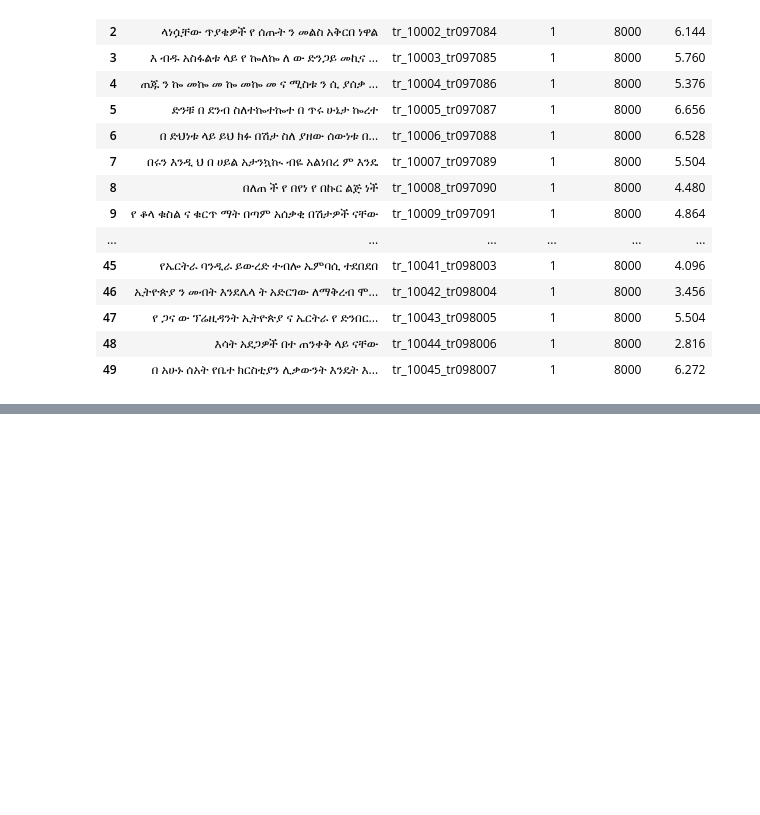
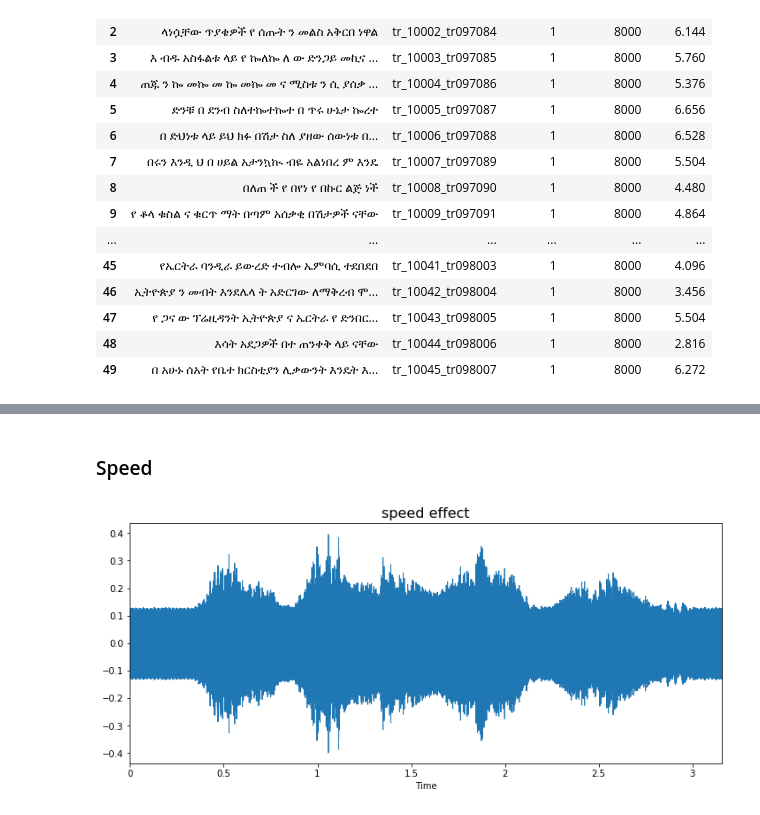
Before and after one commit to Amharic-STT/STT-engine, a Jupyter notebook: notebooks/AS2T.ipynb, the cells around one changed output, grey strips where cells are left out. Saved outputs shown, nothing was run; the diff lists cells and outputs as text; code cells hidden in the pictures; blank space fills up the shorter version.

```diff
--- a/notebooks/AS2T.ipynb
+++ b/notebooks/AS2T.ipynb
@@ -217,0 +284,12 @@ ipd.Audio(sample_audio[0], rate=rate)
+# %% [markdown]
+### Speed
+# %%
+speed_man = change_speed(sample_audio,  1.5)
+
+plt.figure(figsize=(12, 5))
+plt.title("speed effect", fontsize=16)
+librosa.display.waveplot(speed_man, sr=rate)
+plt.show()
+display(ipd.Audio(speed_man, rate=rate))
+# %% [output]
+[figure, added]
```
Also changed, not shown: parts of 12 cells of this notebook, 1 other file.
